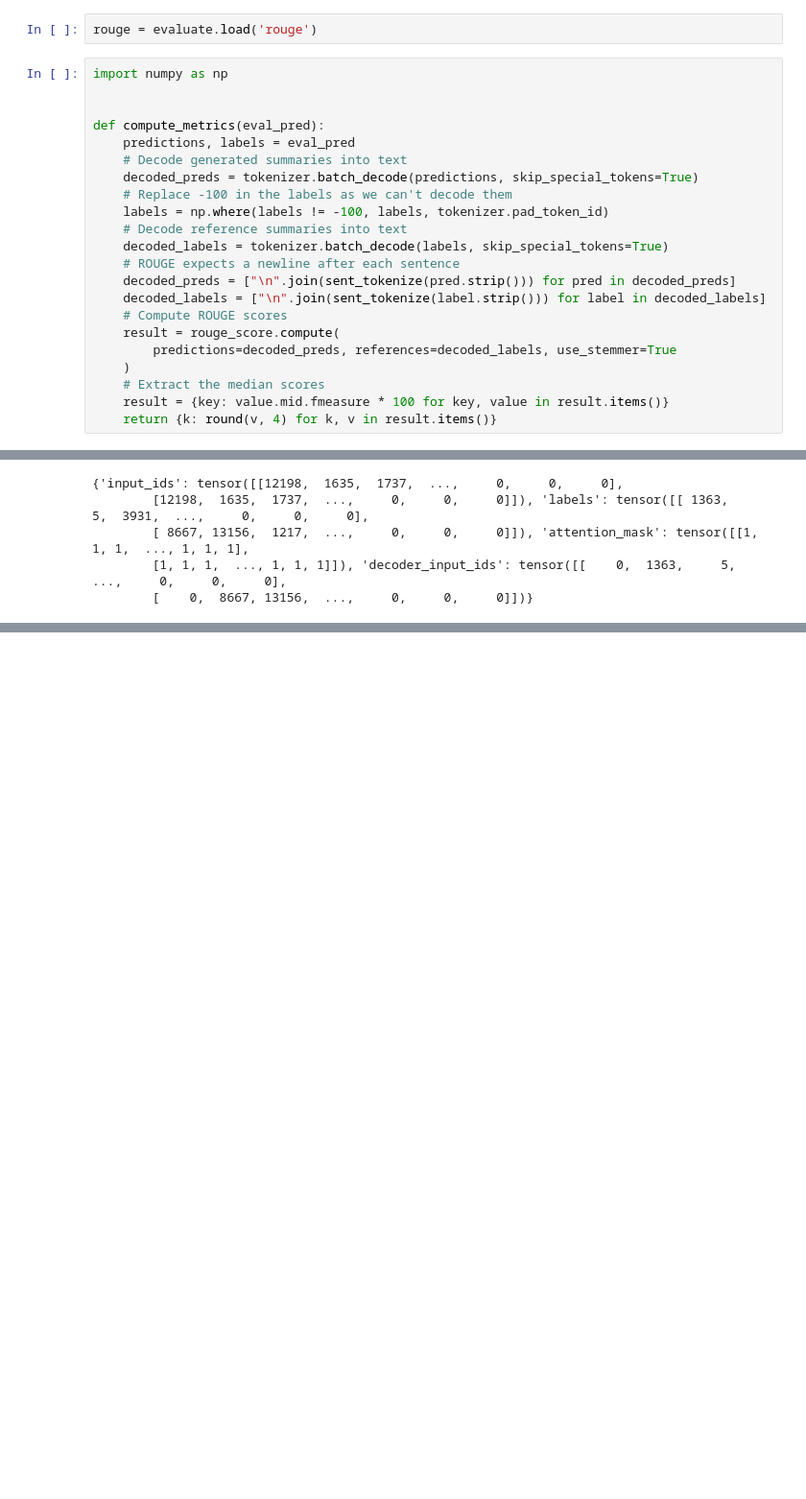
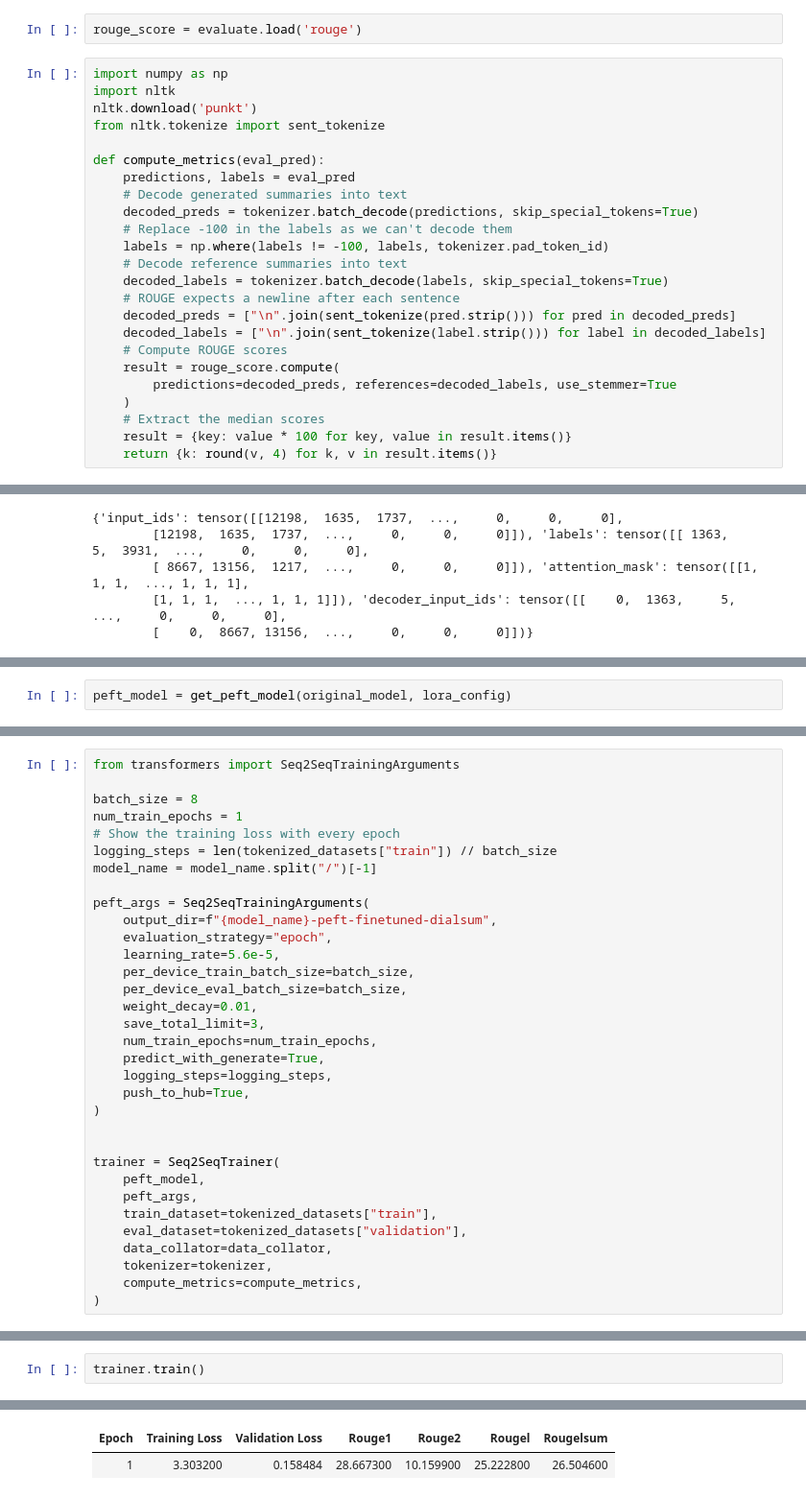
Before and after one commit to harnoorrangi/Projects, a Jupyter notebook: Text_Summarizer/InstructionFineTuneFlanT5WithPeftLora (1).ipynb, the cells around one changed output, grey strips where cells are left out. Shown: that part at 96% size. Saved outputs shown, nothing was run; the diff lists cells and outputs as text; blank space fills up the shorter version.

```diff
--- a/Text_Summarizer/InstructionFineTuneFlanT5WithPeftLora.ipynb
+++ b/Text_Summarizer/InstructionFineTuneFlanT5WithPeftLora (1).ipynb
@@ -171,10 +152,12 @@ Mounted at /content/drive
 # %% [markdown]
 We are going to use Rogue_Score to evaluate our model. We are going to use evaluate library to evaluate the rogue score.
 # %%
-rouge = evaluate.load('rouge')
+rouge_score = evaluate.load('rouge')
 # %%
 import numpy as np
-
+import nltk
+nltk.download('punkt')
+from nltk.tokenize import sent_tokenize
 
 def compute_metrics(eval_pred):
     predictions, labels = eval_pred
@@ -192,5 +175,5 @@ def compute_metrics(eval_pred):
         predictions=decoded_preds, references=decoded_labels, use_stemmer=True
     )
     # Extract the median scores
-    result = {key: value.mid.fmeasure * 100 for key, value in result.items()}
+    result = {key: value * 100 for key, value in result.items()}
     return {k: round(v, 4) for k, v in result.items()}
@@ -255,0 +257,2 @@ OutOfMemoryError: ignored
+# %%
+peft_model = get_peft_model(original_model, lora_config)
@@ -255,0 +275,33 @@ OutOfMemoryError: ignored
+# %%
+from transformers import Seq2SeqTrainingArguments
+
+batch_size = 8
+num_train_epochs = 1
+# Show the training loss with every epoch
+logging_steps = len(tokenized_datasets["train"]) // batch_size
+model_name = model_name.split("/")[-1]
+
+peft_args = Seq2SeqTrainingArguments(
+    output_dir=f"{model_name}-peft-finetuned-dialsum",
+    evaluation_strategy="epoch",
+    learning_rate=5.6e-5,
+    per_device_train_batch_size=batch_size,
+    per_device_eval_batch_size=batch_size,
+    weight_decay=0.01,
+    save_total_limit=3,
+    num_train_epochs=num_train_epochs,
+    predict_with_generate=True,
+    logging_steps=logging_steps,
+    push_to_hub=True,
+)
+
+
+trainer = Seq2SeqTrainer(
+    peft_model,
+    peft_args,
+    train_dataset=tokenized_datasets["train"],
+    eval_dataset=tokenized_datasets["validation"],
+    data_collator=data_collator,
+    tokenizer=tokenizer,
+    compute_metrics=compute_metrics,
+)
@@ -255,0 +311,3 @@ OutOfMemoryError: ignored
+# %%
+trainer.train()
+# %% [output]
@@ -255,0 +315,2 @@ OutOfMemoryError: ignored
+| Epoch | Training Loss | Validation Loss | Rouge1 | Rouge2 | Rougel | Rougelsum |
+| 1 | 3.303200 | 0.158484 | 28.667300 | 10.159900 | 25.222800 | 26.504600 |
```
Also changed, not shown: parts of 19 cells of this notebook.
